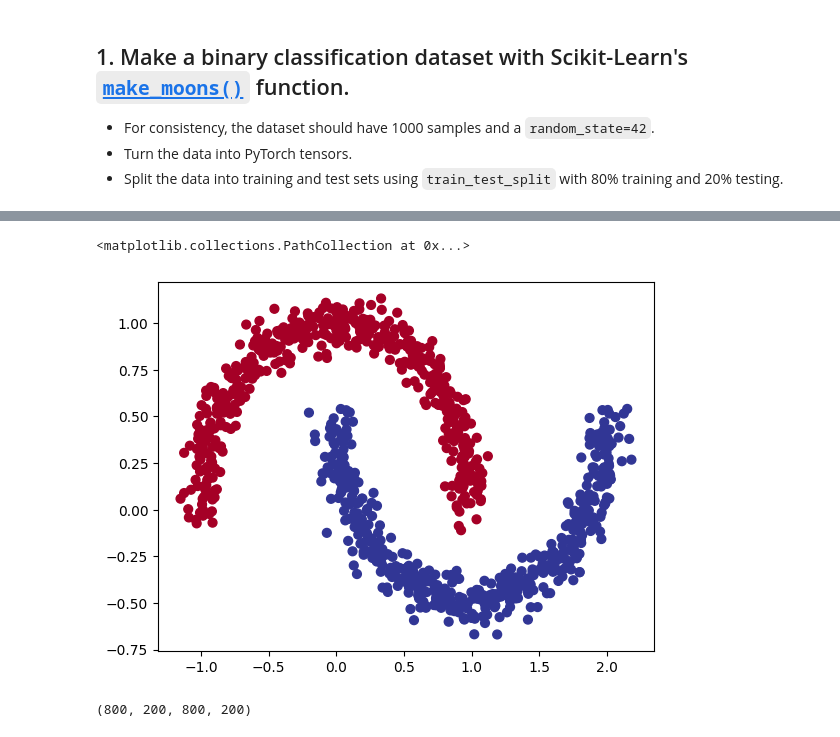
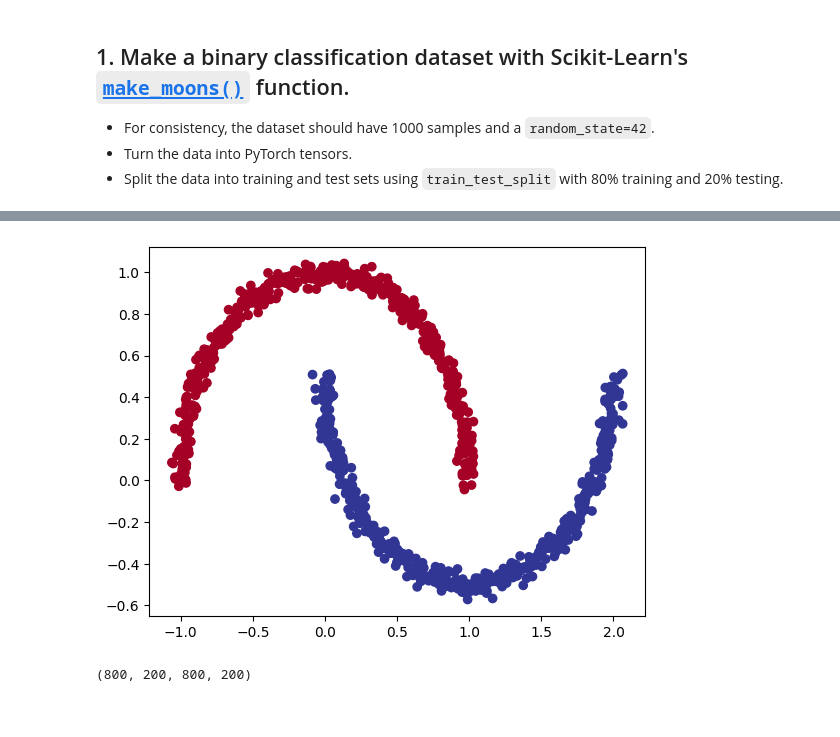
Before and after one commit to Ahadul9269/ahadul.github.io, a Jupyter notebook: extras/exercises/02_pytorch_classification_exercises.ipynb, the cells around one changed output, grey strips where cells are left out. Cells and saved outputs as stored; diff of their text form; code cells hidden in the pictures.

```diff
--- a/extras/exercises/02_pytorch_classification_exercises.ipynb
+++ b/extras/exercises/02_pytorch_classification_exercises.ipynb
@@ -32,12 +32,14 @@ RANDOM_SEED = 42
 # %%
 # Create a dataset with Scikit-Learn's make_moons()
 from sklearn.datasets import make_moons
-NUM_SAMPLES = 1000
-# Setup random seed
-RANDOM_SEED = 42
 
-X, y = make_moons(n_samples = NUM_SAMPLES,
-                  noise = 0.07, random_state = RANDOM_SEED)
+# Make 1000 samples
+n_samples = 1000
 
-X[:10], y[:10]
+# Create moons
+X, y = make_moons(n_samples=n_samples,
+                  noise=0.03,
+                  random_state=RANDOM_SEED)
+
+X[:5,], y[:5]
 # %% [output]
@@ -61,9 +74,10 @@ data_df = pd.DataFrame({"X0": X[:, 0],
 # %%
 # Visualize the data on a scatter plot
 import matplotlib.pyplot as plt
-plt.scatter(X[:, 0], X[:, 1], c=y, s=40, cmap=plt.cm.RdYlBu)
+plt.scatter(X[:, 0], X[:, 1],
+            c=y, cmap=plt.cm.RdYlBu)
+plt.show()
 # %% [output]
-<matplotlib.collections.PathCollection at 0x...>
-[figure, old version]
+[figure, new version]
 # %%
 # Turn data into tensors of dtype float
```
Also changed, not shown: parts of 7 cells of this notebook.
